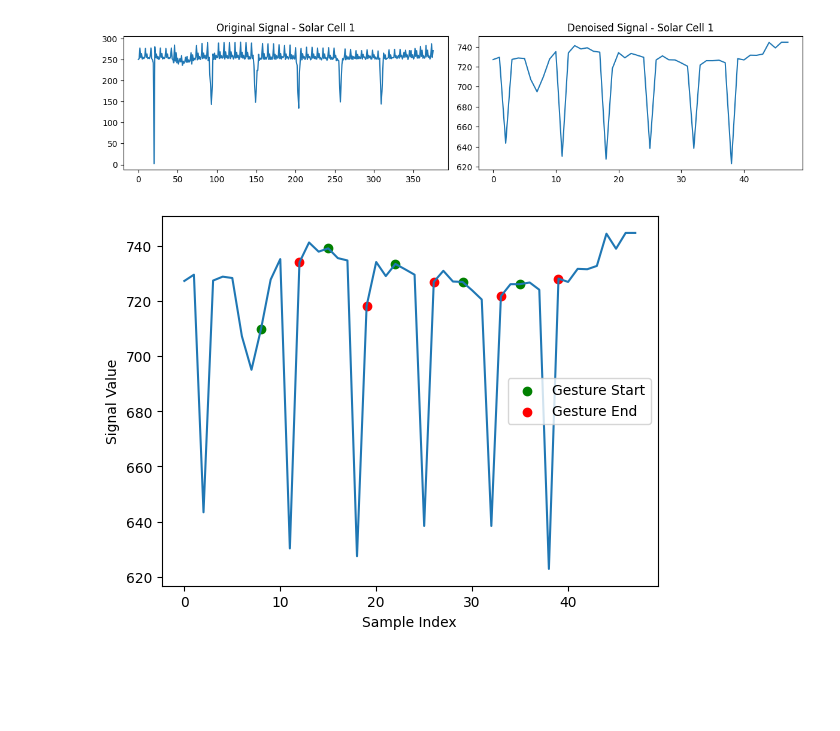
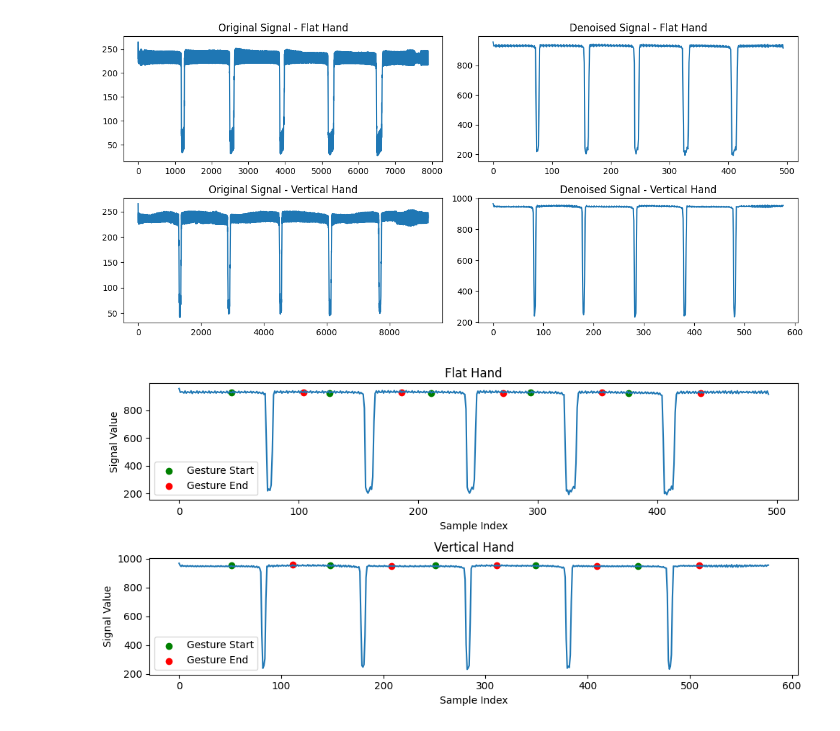
Before and after one commit to Dragonsky8/VLC_Lab_G4, a Jupyter notebook: Lab3/Processor.ipynb, the cells around one changed output. Cells and saved outputs as stored; diff of their text form; code cells hidden in the pictures; blank space fills up the shorter version.

```diff
--- a/Lab3/Processor.ipynb
+++ b/Lab3/Processor.ipynb
@@ -49,15 +52,17 @@ with open('sensor_data.csv', mode='w', newline='') as file:
 # %%
 # read the csv file
-df = pd.read_csv('sensor_data.csv')
-# df = pd.read_csv('right_to_left.csv')
+df_1 = pd.read_csv('flat_hand.csv')
+df_2 = pd.read_csv('vertical_hand.csv')
 
 # get the data of each solar cell
-solar_cell_1 = df['Sensor Value']
+solar_cell_1 = df_1['Sensor Value']
+solar_cell_2 = df_2['Sensor Value']
 # solar_cell_2 = df['Cell 2']
 # solar_cell_3 = df['Cell 3']
 
 # apply DWT for the current value of each solar cell
-coeffs_1 = pywt.wavedec(solar_cell_1, 'haar', level=4) #coeffs_1[0] contains the first-level approximation coefficient of solar_cell_1, coeffs_1[1] contains the first-level detail coefficient of solar_cell_1
+coeffs_1 = pywt.wavedec(solar_cell_1, 'haar', level=5) #coeffs_1[0] contains the first-level approximation coefficient of solar_cell_1, coeffs_1[1] contains the first-level detail coefficient of solar_cell_1
+coeffs_2 = pywt.wavedec(solar_cell_2, 'haar', level=5)
 # coeffs_2 = pywt.wavedec(solar_cell_2, 'haar', level=5)
 # coeffs_3 = pywt.wavedec(solar_cell_3, 'haar', level=5)
 
@@ -71,8 +76,8 @@ coeffs_1 = pywt.wavedec(solar_cell_1, 'haar', level=4) #coeffs_1[0] contains the
 # detail_coeff_1 = stats.zscore(coeffs_1[1])
 approx_coeff_1 = coeffs_1[0]
 detail_coeff_1 = coeffs_1[1]
-# approx_coeff_2 = coeffs_2[0]
-# detail_coeff_2 = coeffs_2[1]
+approx_coeff_2 = coeffs_2[0]
+detail_coeff_2 = coeffs_2[1]
 # approx_coeff_3 = coeffs_3[0]
 # detail_coeff_3 = coeffs_3[1]
 
@@ -81,49 +86,49 @@ threshold = 0.4
 
 # apply a threshold on detail coeffcient
 detail_coeff_thresh_1 = pywt.threshold(detail_coeff_1, threshold, mode='soft')
-# detail_coeff_thresh_2 = pywt.threshold(detail_coeff_2, threshold, mode='soft')
+detail_coeff_thresh_2 = pywt.threshold(detail_coeff_2, threshold, mode='soft')
 # detail_coeff_thresh_3 = pywt.threshold(detail_coeff_3, threshold, mode='soft')
 
 # reconstruct the signal
 coeffs_denoised_1 = [approx_coeff_1, detail_coeff_thresh_1]
 solar_cell_denoised_1 = pywt.waverec(coeffs_denoised_1, 'haar')
-# coeffs_denoised_2 = [approx_coeff_2, detail_coeff_thresh_2]
-# solar_cell_denoised_2 = pywt.waverec(coeffs_denoised_2, 'haar')
+coeffs_denoised_2 = [approx_coeff_2, detail_coeff_thresh_2]
+solar_cell_denoised_2 = pywt.waverec(coeffs_denoised_2, 'haar')
 # coeffs_denoised_3 = [approx_coeff_3, detail_coeff_thresh_3]
 # solar_cell_denoised_3 = pywt.waverec(coeffs_denoised_3, 'haar')
 
 
 # plot the comparison of single before and after denoising
 plt.figure(figsize=(12, 8))
 
 plt.subplot(3, 2, 1)
 plt.plot(solar_cell_1)
-plt.title('Original Signal - Solar Cell 1')
+plt.title('Original Signal - Flat Hand')
 
 plt.subplot(3, 2, 2)
 plt.plot(solar_cell_denoised_1)
-plt.title('Denoised Signal - Solar Cell 1')
+plt.title('Denoised Signal - Flat Hand')
 
-# plt.subplot(3, 2, 3)
-# plt.plot(solar_cell_2)
-# plt.title('Original Signal - Solar Cell 2')
+plt.subplot(3, 2, 3)
+plt.plot(solar_cell_2)
+plt.title('Original Signal - Vertical Hand')
 
-# plt.subplot(3, 2, 4)
-# plt.plot(solar_cell_denoised_2)
-# plt.title('Denoised Signal - Solar Cell 2')
+plt.subplot(3, 2, 4)
+plt.plot(solar_cell_denoised_2)
+plt.title('Denoised Signal - Vertical Hand')
 
 # plt.subplot(3, 2, 5)
 # plt.plot(solar_cell_3)
 # plt.title('Original Signal - Solar Cell 3')
 
 # plt.subplot(3, 2, 6)
 # plt.plot(solar_cell_denoised_3)
 # plt.title('Denoised Signal - Solar Cell 3')
 
 plt.tight_layout()
 plt.show()
 # %% [output]
-[figure, old version]
+[figure, new version]
 # %%
 def detect_gesture_starts_ends(signal, window_size, std_threshold, mean_threshold):
     starts = []
@@ -137,23 +142,43 @@ def detect_gesture_starts_ends(signal, window_size, std_threshold, mean_threshol
 
         if std_dev < std_threshold and abs(last_sample - mean) > mean_threshold:
             starts.append(i)
-            ends.append(i + window_size)
+            ends.append(i + 2*window_size)
 
     return starts, ends
 
 # get the start and end points of hand gesture
-starts, ends = detect_gesture_starts_ends(solar_cell_denoised_1, 4, 120, 50)
+zscore_solar_cell_1 = stats.zscore(solar_cell_denoised_1)
+zscore_solar_cell_2 = stats.zscore(solar_cell_denoised_2)
+starts_flat, ends_flat = detect_gesture_starts_ends(zscore_solar_cell_1, 30, 0.5, 0.25) #the mean and std threshold should be changed?????????
+starts_vertical, ends_vertical = detect_gesture_starts_ends(zscore_solar_cell_2, 30, 0.5, 0.25)
+# Plot the first signal
+plt.figure(figsize=(10, 5))
+plt.subplot(2, 1, 1)  # Create a subplot with 2 rows and 1 column, select the first subplot
+plt.plot(solar_cell_denoised_1)
+plt.title('Flat Hand')
 
-plt.plot(solar_cell_denoised_1)
-
-# highlight the start and end points
-plt.scatter(starts, solar_cell_denoised_1[starts], color='green', label='Gesture Start')
-plt.scatter(ends, solar_cell_denoised_1[ends], color='red', label='Gesture End')
+# Highlight the start and end points
+plt.scatter(starts_flat, solar_cell_denoised_1[starts_flat], color='green', label='Gesture Start')
+plt.scatter(ends_flat, solar_cell_denoised_1[ends_flat], color='red', label='Gesture End')
 
 plt.xlabel('Sample Index')
 plt.ylabel('Signal Value')
 plt.legend()
 
+# Plot the second signal
+plt.subplot(2, 1, 2)  # Select the second subplot
+plt.plot(solar_cell_denoised_2)
+plt.title('Vertical Hand')
+
+# Highlight the start and end points
+plt.scatter(starts_vertical, solar_cell_denoised_2[starts_vertical], color='green', label='Gesture Start')
+plt.scatter(ends_vertical, solar_cell_denoised_2[ends_vertical], color='red', label='Gesture End')
+
+plt.xlabel('Sample Index')
+plt.ylabel('Signal Value')
+plt.legend()
+
+plt.tight_layout()  # Adjust subplot layout for better spacing
 plt.show()
 # %% [output]
-[figure, old version]
+[figure, new version]
```
Also changed, not shown: parts of 5 cells of this notebook, 3 other files.
